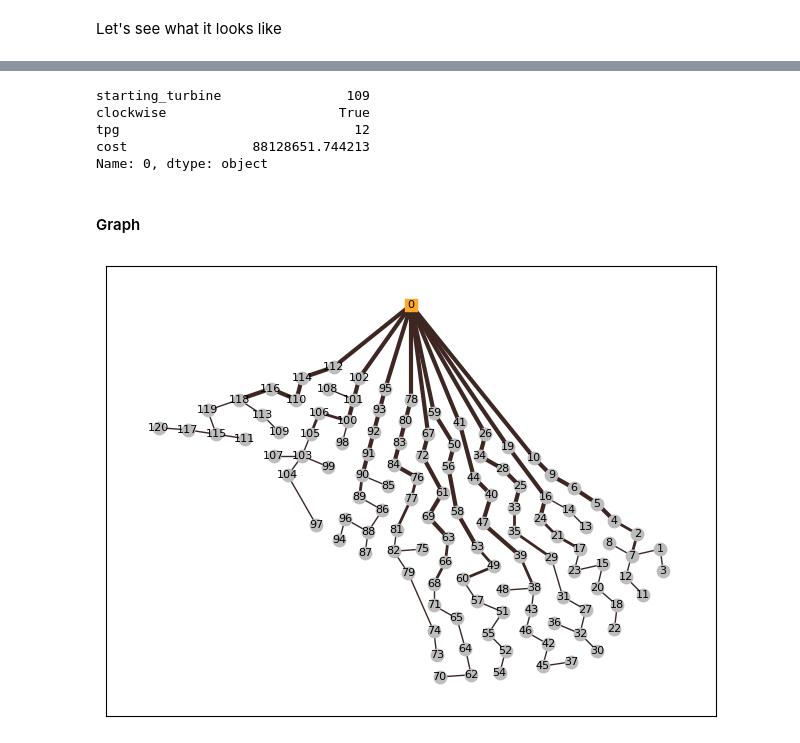
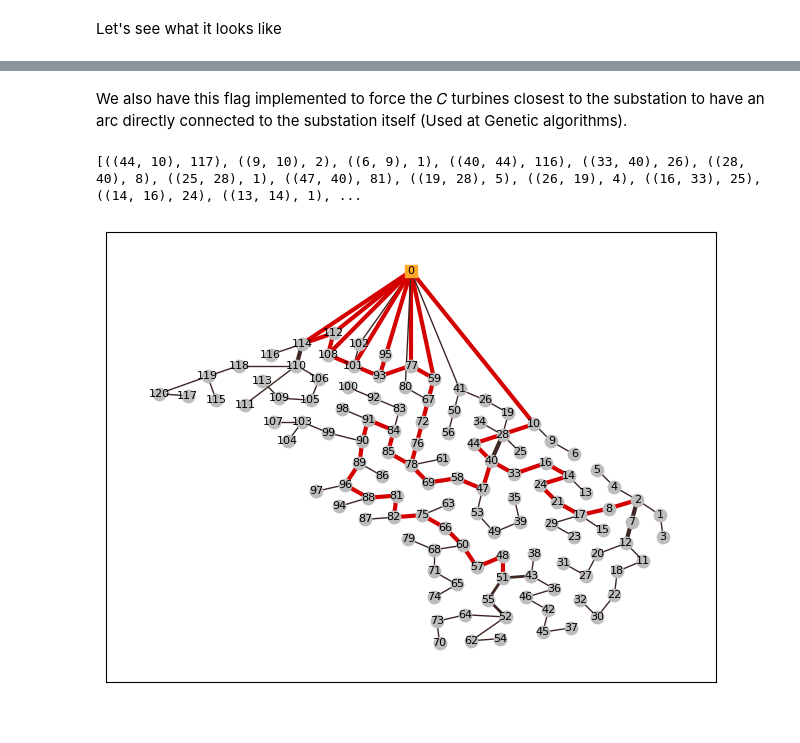
Before and after one commit to FernandoSchett/wamuu, a Jupyter notebook: code_examples/5.0-pma-grasp.ipynb, the cells around one changed output, grey strips where cells are left out. Cells and saved outputs as stored; diff of their text form; code cells hidden in the pictures.

Commit message:
[DOCS]: grasp docs updated

```diff
--- a/code_examples/5.0-pma-grasp.ipynb
+++ b/code_examples/5.0-pma-grasp.ipynb
@@ -135,30 +81,34 @@ plt.show()
-# %%
-print(solutions_df.loc[0,['starting_turbine', 'clockwise', 'tpg', 'cost']])
-# %% [output]
-starting_turbine                109
-clockwise                      True
-tpg                              12
-cost                88128651.744213
-Name: 0, dtype: object
-# %% [markdown]
-#### Graph
+# %% [markdown]
+We also have this flag implemented to force the 𝐶 turbines closest to the substation
+to have an arc directly connected to the substation itself (Used at Genetic algorithms).
+# %%
+solution = grasp(I,
+      starting_node=10,
+      list_size=20,
+      probability=0.5,
+      flag=True
+      )
+# %%
+print(solution)
+# %% [output]
+[((44, 10), 117), ((9, 10), 2), ((6, 9), 1), ((40, 44), 116), ((33, 40), 26), ((28, 40), 8), ((25, 28), 1), ((47, 40), 81), ((19, 28), 5), ((26, 19), 4), ((16, 33), 25), ((14, 16), 24), ((13, 14), 1), ...
 # %%
 nx.draw_networkx_nodes(G, pos,
                        nodelist=[0],
                        node_color='#FFA726',
                        node_size=80,
                        node_shape='s')
 nx.draw_networkx_nodes(G, pos,
                        nodelist=range(1, I.n+1),
                        node_color='#BDBDBD',
                        node_size=80)
 nx.draw_networkx_edges(G, pos,
-                       edgelist=[[x[0][0], x[0][1]] for x in solutions_df['solution'][0]],
-                       edge_color=['#3E2723' if I.max_cable_capacity-x[1]>=0 else '#D50000' for x in solutions_df['solution'][0]],
-                       width=[I.get_cable_index_from_node_power(x[1])+1 for x in solutions_df['solution'][0]])
+                       edgelist=[[x[0][0], x[0][1]] for x in solution],
+                       edge_color=['#3E2723' if I.max_cable_capacity-x[1]>=0 else '#D50000' for x in solution],
+                       width=[I.get_cable_index_from_node_power(x[1])+1 for x in solution])
 nx.draw_networkx_labels(G, pos,
                         font_size=8)
 plt.tight_layout()
 plt.show()
 # %% [output]
-[figure, old version]
+[figure, new version]
```
Also changed, not shown: parts of 12 cells of this notebook.
